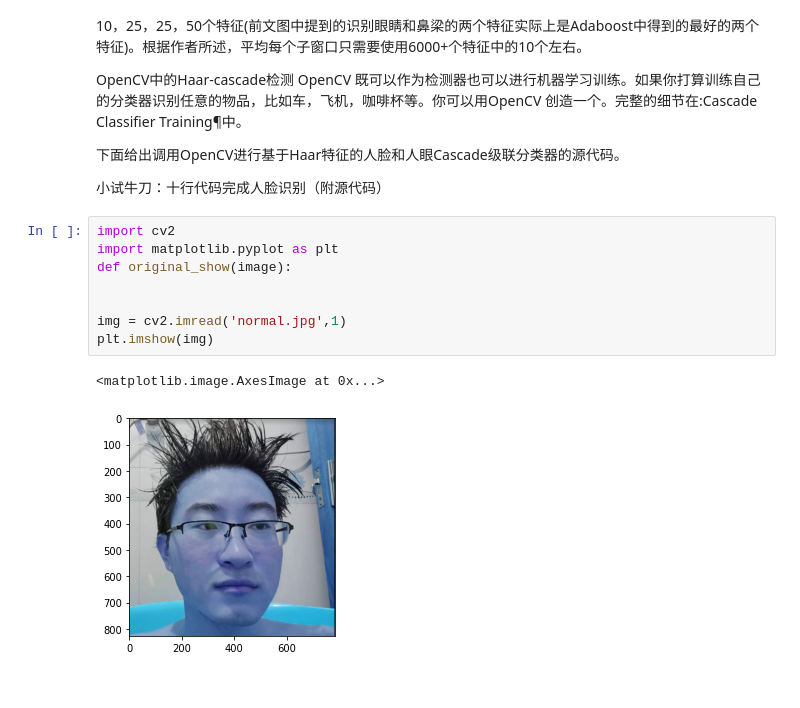
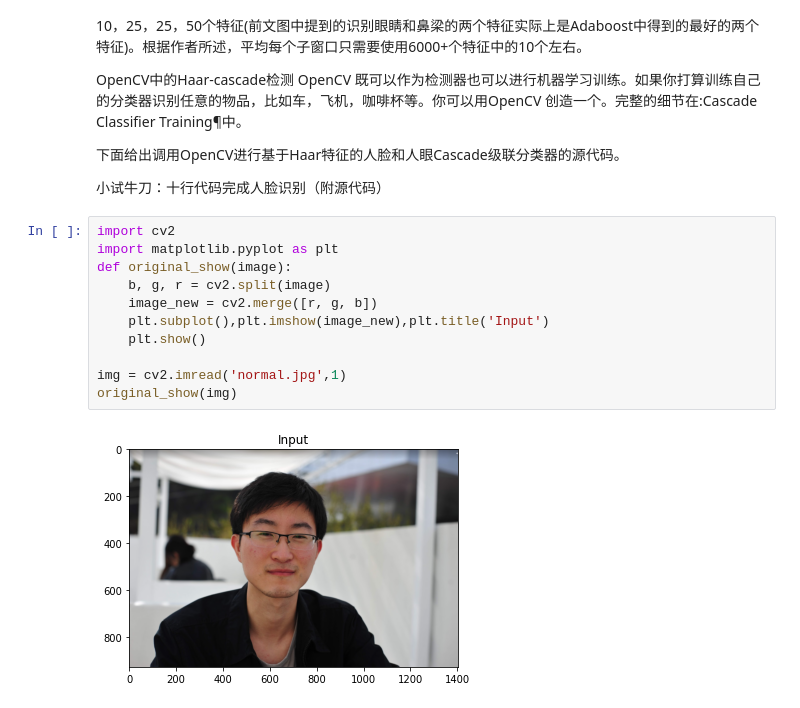
Before and after one commit to Gzk738/GZK_Code, a Jupyter notebook: XAI/emotion_recognition.ipynb, the cells around one changed output. Cells and saved outputs as stored; diff of their text form.

```diff
--- a/XAI/emotion_recognition.ipynb
+++ b/XAI/emotion_recognition.ipynb
@@ -42,11 +42,13 @@ OpenCV 既可以作为检测器也可以进行机器学习训练。如果你打
 # %%
 import cv2
 import matplotlib.pyplot as plt
 def original_show(image):
-
+    b, g, r = cv2.split(image)
+    image_new = cv2.merge([r, g, b])
+    plt.subplot(),plt.imshow(image_new),plt.title('Input')
+    plt.show()
 
 img = cv2.imread('normal.jpg',1)
-plt.imshow(img)
+original_show(img)
 # %% [output]
-<matplotlib.image.AxesImage at 0x...>
-[figure, old version]
+[figure, new version]
```
Also changed, not shown: parts of 4 cells of this notebook, 6 other files.
